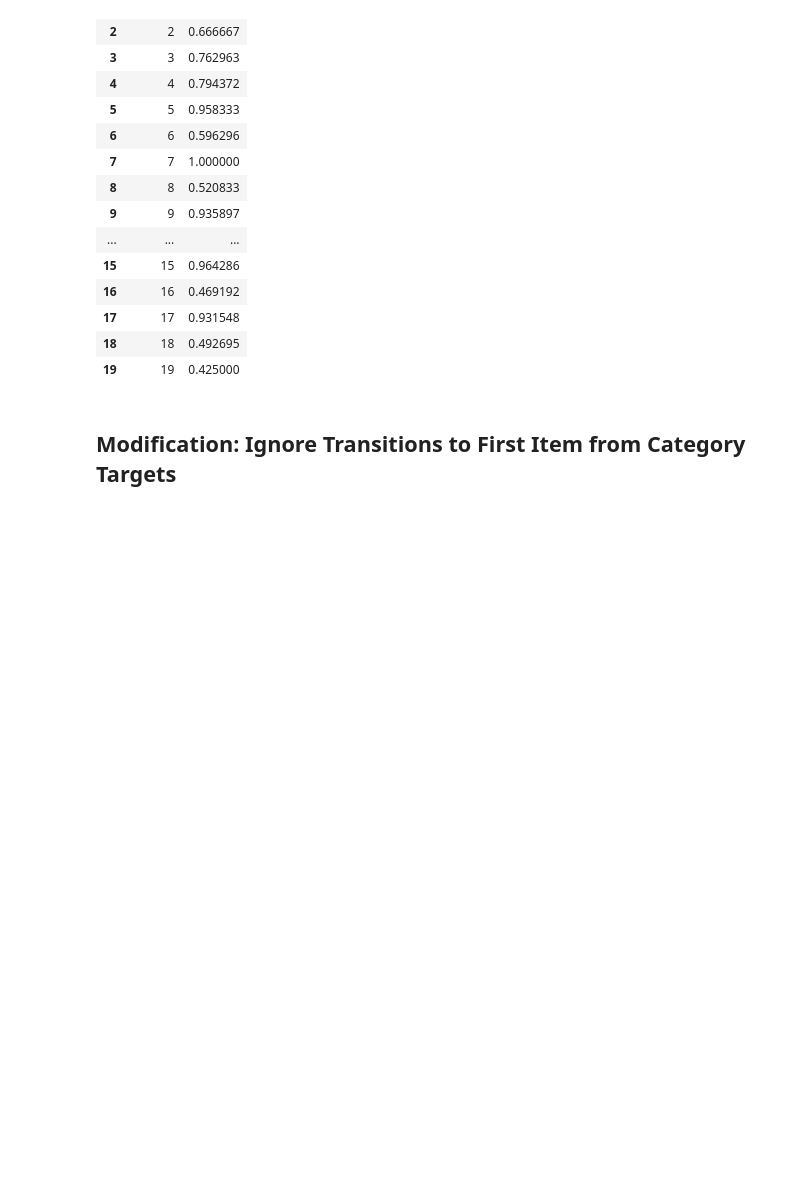
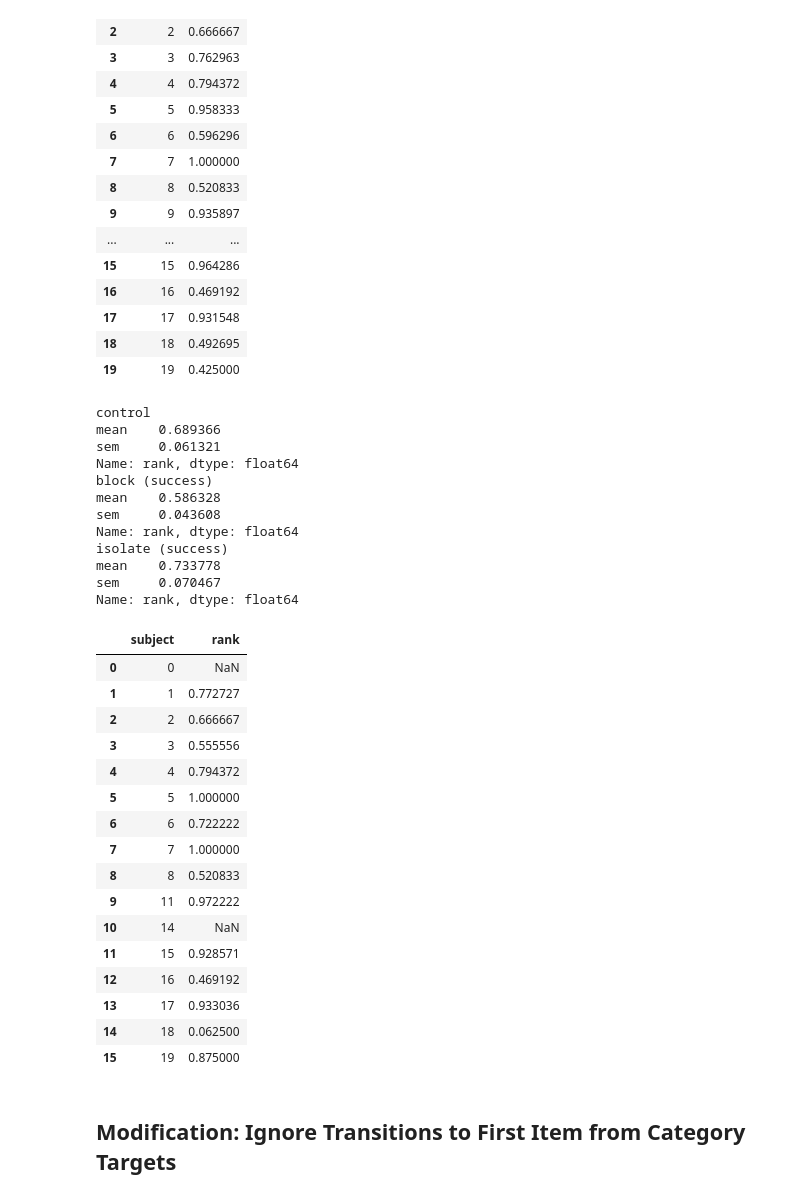
Before and after one commit to vucml/online_experiments, a Jupyter notebook: experiments/block_cat/export_to_psifr_andrew.ipynb, the cells around one changed output. Cells and saved outputs as stored; diff of their text form; code cells hidden in the pictures; blank space fills up the shorter version.

```diff
--- a/experiments/block_cat/export_to_psifr_andrew.ipynb
+++ b/experiments/block_cat/export_to_psifr_andrew.ipynb
@@ -1061,6 +1061,61 @@ Name: rank, dtype: float64
 | 17 | 17 | 0.931548 |
 | 18 | 18 | 0.492695 |
 | 19 | 19 | 0.425000 |
+# %%
+'cue_type == "isolate" and target_success == 1'
+
+# %% First Transition Lag-Rank
+
+item_filter = "output < 3 or not recall"
+
+ranks_control = fr.lag_rank(
+    data.query(f'cue_type == "control"'), item_query=item_filter
+)
+ranks_block = fr.lag_rank(data.query(f'cue_type == "block" and target_success == 1'), item_query=item_filter)
+ranks_isolate = fr.lag_rank(
+    data.query(f'cue_type == "isolate" and target_success == 1'), item_query=item_filter
+)
+
+print("control")
+print(ranks_control.agg(["mean", "sem"])["rank"])
+print("block (success)")
+print(ranks_block.agg(["mean", "sem"])["rank"])
+print("isolate (success)")
+print(ranks_isolate.agg(["mean", "sem"])["rank"])
+
+ranks_block
+ranks_control
+ranks_isolate
+# %% [output]
+control
+mean    0.689366
+sem     0.061321
+Name: rank, dtype: float64
+block (success)
+mean    0.586328
+sem     0.043608
+Name: rank, dtype: float64
+isolate (success)
+mean    0.733778
+sem     0.070467
+Name: rank, dtype: float64
+|  | subject | rank |
+| 0 | 0 | NaN |
+| 1 | 1 | 0.772727 |
+| 2 | 2 | 0.666667 |
+| 3 | 3 | 0.555556 |
+| 4 | 4 | 0.794372 |
+| 5 | 5 | 1.000000 |
+| 6 | 6 | 0.722222 |
+| 7 | 7 | 1.000000 |
+| 8 | 8 | 0.520833 |
+| 9 | 11 | 0.972222 |
+| 10 | 14 | NaN |
+| 11 | 15 | 0.928571 |
+| 12 | 16 | 0.469192 |
+| 13 | 17 | 0.933036 |
+| 14 | 18 | 0.062500 |
+| 15 | 19 | 0.875000 |
 # %% [markdown]
 ## Modification: Ignore Transitions to First Item from Category Targets
 # %%
```
Also changed, not shown: 2 other files.
